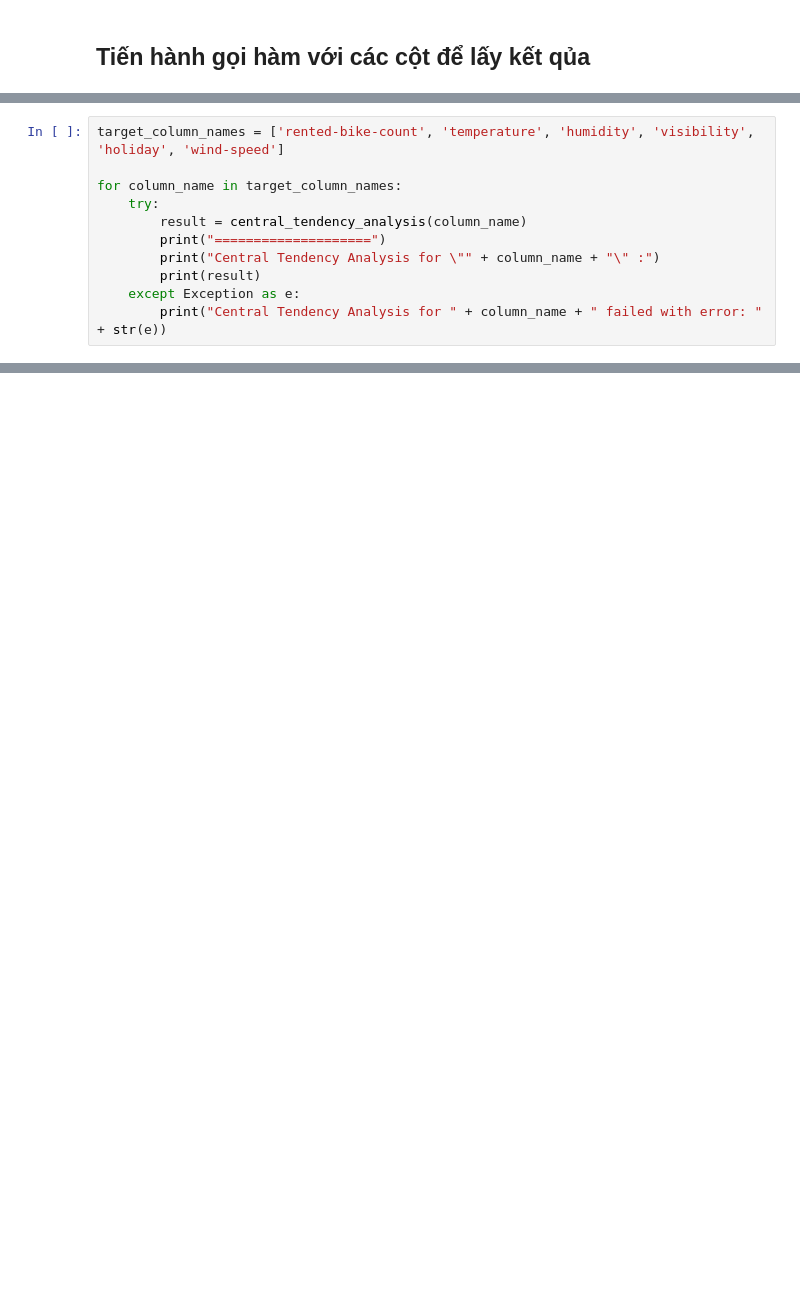
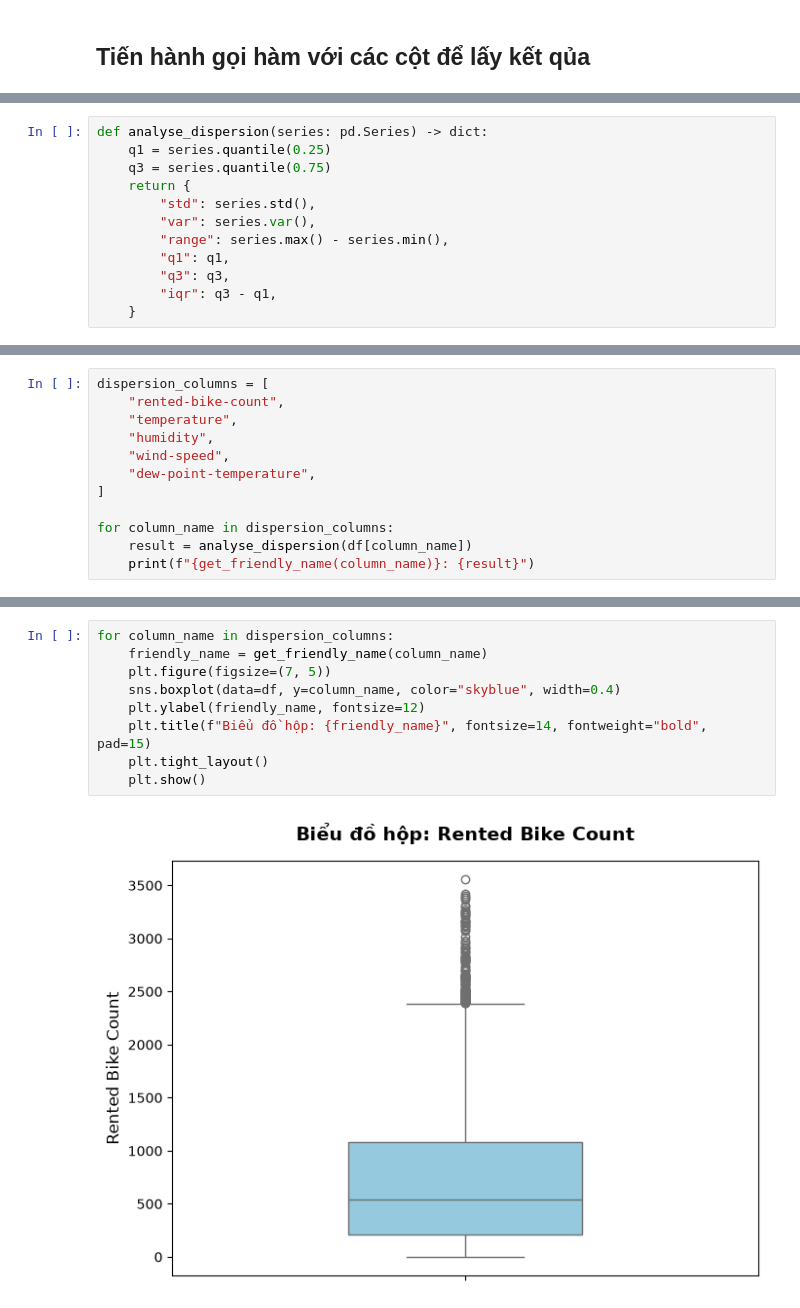
Before and after one commit to hoacangio/uit-data-analysis, a Jupyter notebook: notebooks/analysis.ipynb, the cells around one changed output, grey strips where cells are left out. Cells and saved outputs as stored; diff of their text form; blank space fills up the shorter version.

Commit message:
complete analysis and reports for chapter 3 and 4

```diff
--- a/notebooks/analysis.ipynb
+++ b/notebooks/analysis.ipynb
@@ -81,11 +120,0 @@ rented_bike_count_cta
-# %%
-target_column_names = ['rented-bike-count', 'temperature', 'humidity', 'visibility', 'holiday', 'wind-speed']
-
-for column_name in target_column_names:
-    try:
-        result = central_tendency_analysis(column_name)
-        print("====================")
-        print("Central Tendency Analysis for \"" + column_name + "\" :")
-        print(result)
-    except Exception as e:
-        print("Central Tendency Analysis for " + column_name + " failed with error: " + str(e))
@@ -114,0 +161,12 @@ Các biến được lựa chọn: Rented Bike Count, Temperature(°C), Humidity
+# %%
+def analyse_dispersion(series: pd.Series) -> dict:
+    q1 = series.quantile(0.25)
+    q3 = series.quantile(0.75)
+    return {
+        "std": series.std(),
+        "var": series.var(),
+        "range": series.max() - series.min(),
+        "q1": q1,
+        "q3": q3,
+        "iqr": q3 - q1,
+    }
@@ -114,0 +175,12 @@ Các biến được lựa chọn: Rented Bike Count, Temperature(°C), Humidity
+# %%
+dispersion_columns = [
+    "rented-bike-count",
+    "temperature",
+    "humidity",
+    "wind-speed",
+    "dew-point-temperature",
+]
+
+for column_name in dispersion_columns:
+    result = analyse_dispersion(df[column_name])
+    print(f"{get_friendly_name(column_name)}: {result}")
@@ -114,0 +199,11 @@ Các biến được lựa chọn: Rented Bike Count, Temperature(°C), Humidity
+# %%
+for column_name in dispersion_columns:
+    friendly_name = get_friendly_name(column_name)
+    plt.figure(figsize=(7, 5))
+    sns.boxplot(data=df, y=column_name, color="skyblue", width=0.4)
+    plt.ylabel(friendly_name, fontsize=12)
+    plt.title(f"Biểu đồ hộp: {friendly_name}", fontsize=14, fontweight="bold", pad=15)
+    plt.tight_layout()
+    plt.show()
+# %% [output]
+[figure, added]
```
Also changed, not shown: parts of 37 cells of this notebook, 7 other files.
